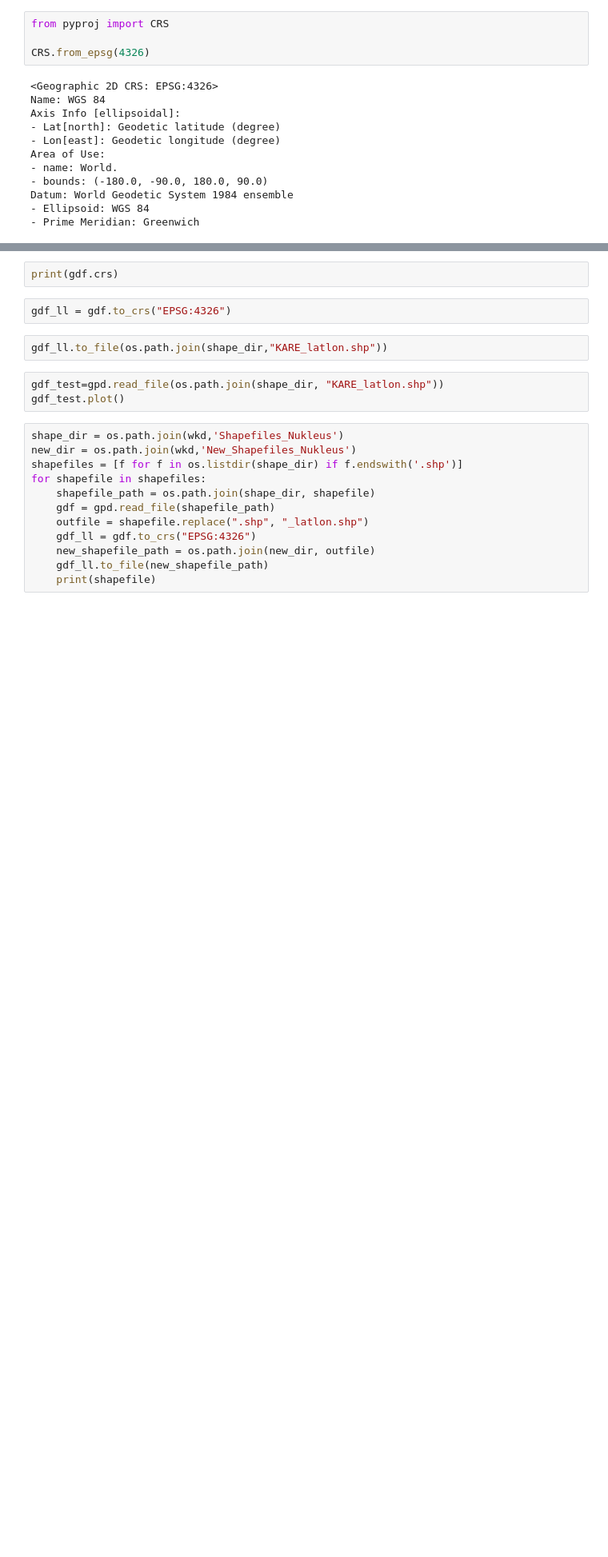
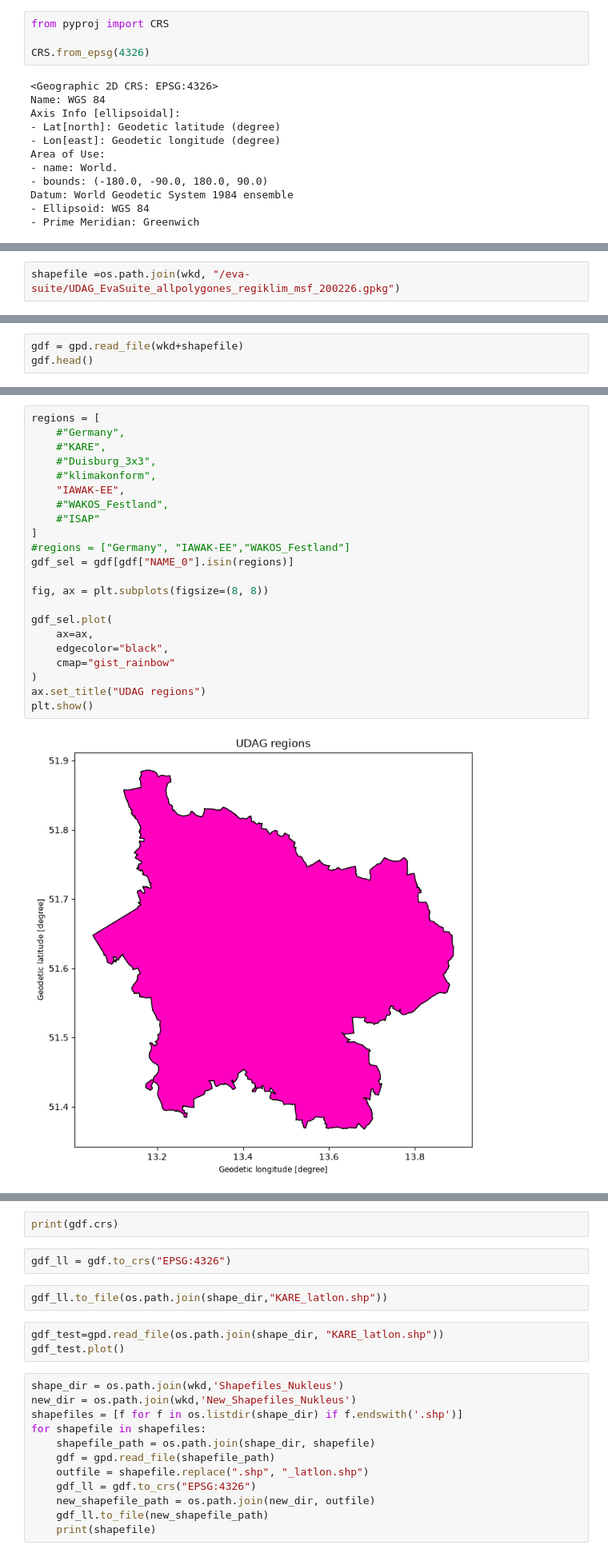
Before and after one commit to KatharinaBuelow/udag, a Jupyter notebook: read_shapefile.ipynb, the cells around one changed output, grey strips where cells are left out. Shown at 80% size. Cells and saved outputs as stored; diff of their text form; blank space fills up the shorter version.

```diff
--- a/read_shapefile.ipynb
+++ b/read_shapefile.ipynb
@@ -38,0 +39,2 @@ wkd
+# %%
+shapefile =os.path.join(wkd, "/eva-suite/UDAG_EvaSuite_allpolygones_regiklim_msf_200226.gpkg")
@@ -38,0 +45,3 @@ wkd
+# %%
+gdf = gpd.read_file(wkd+shapefile)
+gdf.head()
@@ -38,0 +55,24 @@ wkd
+# %%
+regions = [
+    #"Germany",
+    #"KARE",
+    #"Duisburg_3x3",
+    #"klimakonform",
+    "IAWAK-EE",
+    #"WAKOS_Festland",
+    #"ISAP"
+]
+#regions = ["Germany", "IAWAK-EE","WAKOS_Festland"]
+gdf_sel = gdf[gdf["NAME_0"].isin(regions)]
+
+fig, ax = plt.subplots(figsize=(8, 8))
+
+gdf_sel.plot(
+    ax=ax,
+    edgecolor="black",
+    cmap="gist_rainbow"
+)
+ax.set_title("UDAG regions")
+plt.show()
+# %% [output]
+[figure, added]
```
Also changed, not shown: parts of 43 cells of this notebook.
